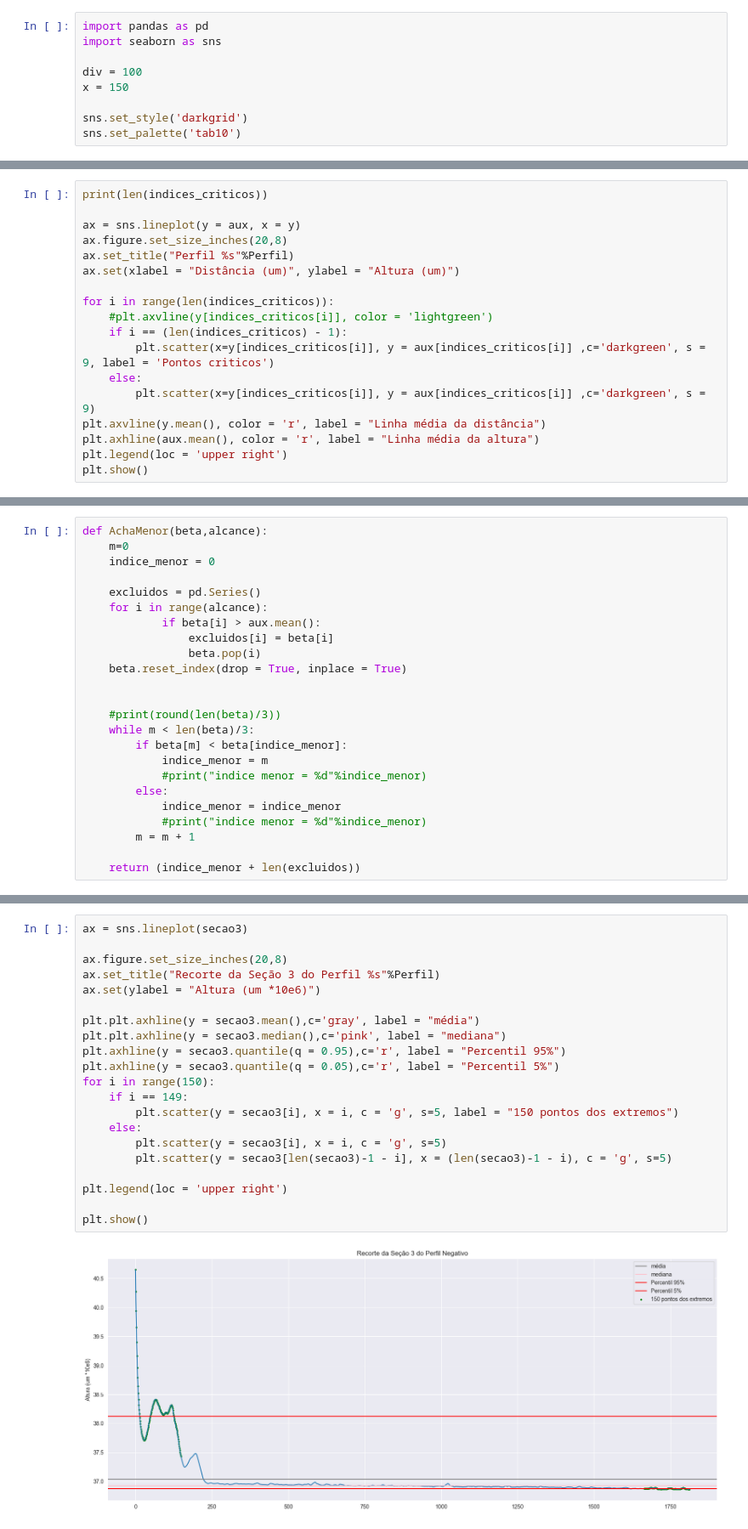
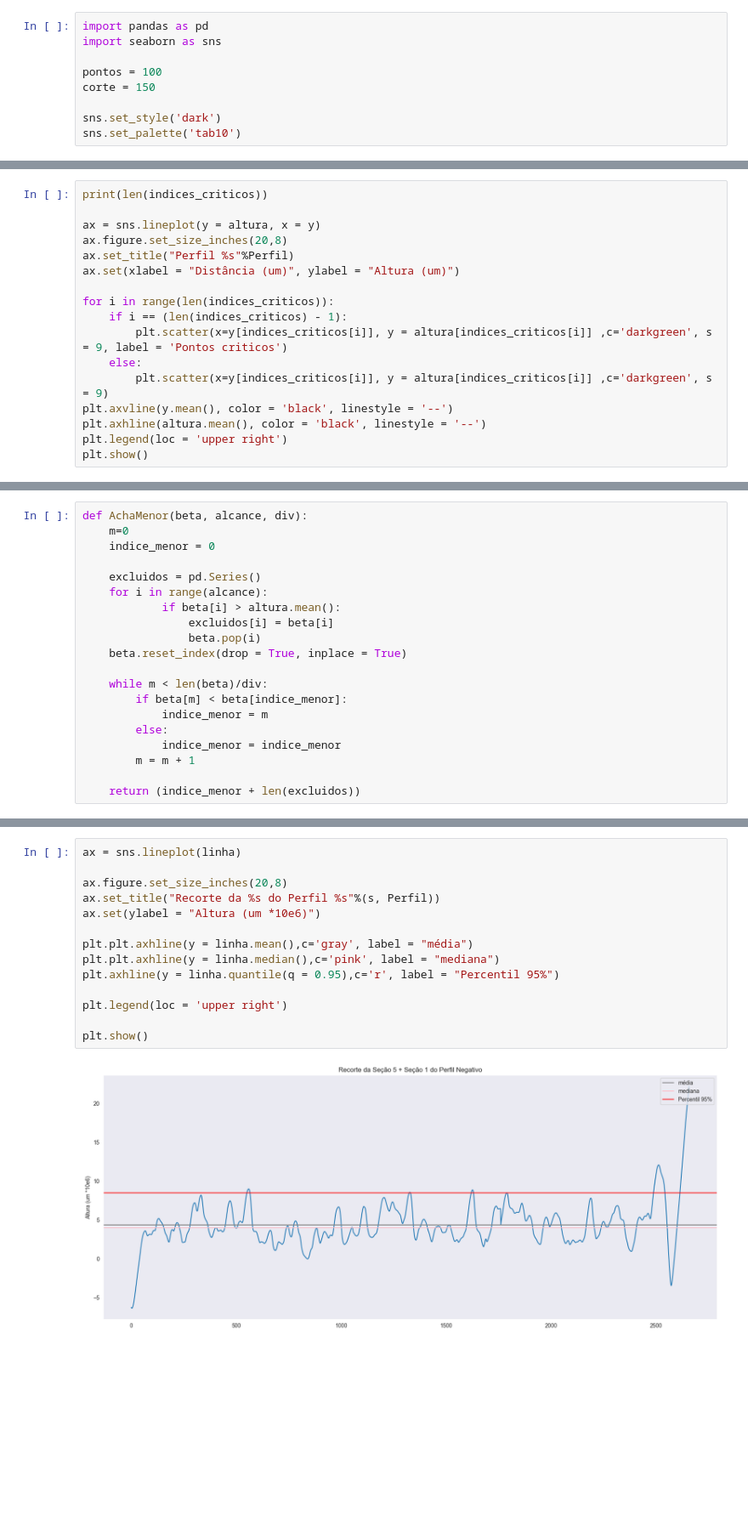
Before and after one commit to Pidoviski/calculadora_de_rugosidade, a Jupyter notebook: main.ipynb, the cells around one changed output, grey strips where cells are left out. Shown at 85% size. Cells and saved outputs as stored; diff of their text form; blank space fills up the shorter version.

```diff
--- a/main.ipynb
+++ b/main.ipynb
@@ -335,9 +329,9 @@ ys max 2990.00
 import pandas as pd
 import seaborn as sns
 
-div = 100
-x = 150
+pontos = 100
+corte = 150
 
-sns.set_style('darkgrid')
+sns.set_style('dark')
 sns.set_palette('tab10')
 # %%
@@ -409,19 +402,18 @@ print(indices_criticos)
 # %%
 print(len(indices_criticos))
 
-ax = sns.lineplot(y = aux, x = y)
+ax = sns.lineplot(y = altura, x = y)
 ax.figure.set_size_inches(20,8)
 ax.set_title("Perfil %s"%Perfil)
 ax.set(xlabel = "Distância (um)", ylabel = "Altura (um)")
 
 for i in range(len(indices_criticos)):
-    #plt.axvline(y[indices_criticos[i]], color = 'lightgreen')
     if i == (len(indices_criticos) - 1):
-        plt.scatter(x=y[indices_criticos[i]], y = aux[indices_criticos[i]] ,c='darkgreen', s = 9, label = 'Pontos criticos')
+        plt.scatter(x=y[indices_criticos[i]], y = altura[indices_criticos[i]] ,c='darkgreen', s = 9, label = 'Pontos criticos')
     else:
-        plt.scatter(x=y[indices_criticos[i]], y = aux[indices_criticos[i]] ,c='darkgreen', s = 9)
-plt.axvline(y.mean(), color = 'r', label = "Linha média da distância")
-plt.axhline(aux.mean(), color = 'r', label = "Linha média da altura")
+        plt.scatter(x=y[indices_criticos[i]], y = altura[indices_criticos[i]] ,c='darkgreen', s = 9)
+plt.axvline(y.mean(), color = 'black', linestyle = '--')
+plt.axhline(altura.mean(), color = 'black', linestyle = '--')
 plt.legend(loc = 'upper right')
 plt.show()
 # %% [output]
@@ -430,24 +422,20 @@ plt.show()
 # %%
-def AchaMenor(beta,alcance):
+def AchaMenor(beta, alcance, div):
     m=0
     indice_menor = 0
 
     excluidos = pd.Series()
     for i in range(alcance):
-            if beta[i] > aux.mean():
+            if beta[i] > altura.mean():
                 excluidos[i] = beta[i]
                 beta.pop(i)
     beta.reset_index(drop = True, inplace = True)
 
-
-    #print(round(len(beta)/3))
-    while m < len(beta)/3:
+    while m < len(beta)/div:
         if beta[m] < beta[indice_menor]:
             indice_menor = m
-            #print("indice menor = %d"%indice_menor)
         else:
             indice_menor = indice_menor
-            #print("indice menor = %d"%indice_menor)
         m = m + 1
 
     return (indice_menor + len(excluidos))
@@ -616,23 +610,16 @@ plt.show()
 # %%
-ax = sns.lineplot(secao3)
+ax = sns.lineplot(linha)
 
 ax.figure.set_size_inches(20,8)
-ax.set_title("Recorte da Seção 3 do Perfil %s"%Perfil)
+ax.set_title("Recorte da %s do Perfil %s"%(s, Perfil))
 ax.set(ylabel = "Altura (um *10e6)")
 
-plt.plt.axhline(y = secao3.mean(),c='gray', label = "média")
-plt.plt.axhline(y = secao3.median(),c='pink', label = "mediana")
-plt.axhline(y = secao3.quantile(q = 0.95),c='r', label = "Percentil 95%")
-plt.axhline(y = secao3.quantile(q = 0.05),c='r', label = "Percentil 5%")
-for i in range(150):
-    if i == 149:
-        plt.scatter(y = secao3[i], x = i, c = 'g', s=5, label = "150 pontos dos extremos")
-    else:
-        plt.scatter(y = secao3[i], x = i, c = 'g', s=5)
-        plt.scatter(y = secao3[len(secao3)-1 - i], x = (len(secao3)-1 - i), c = 'g', s=5)
+plt.plt.axhline(y = linha.mean(),c='gray', label = "média")
+plt.plt.axhline(y = linha.median(),c='pink', label = "mediana")
+plt.axhline(y = linha.quantile(q = 0.95),c='r', label = "Percentil 95%")
 
 plt.legend(loc = 'upper right')
 
 plt.show()
 # %% [output]
-[figure, old version]
+[figure, new version]
```
Also changed, not shown: parts of 11 cells of this notebook.
